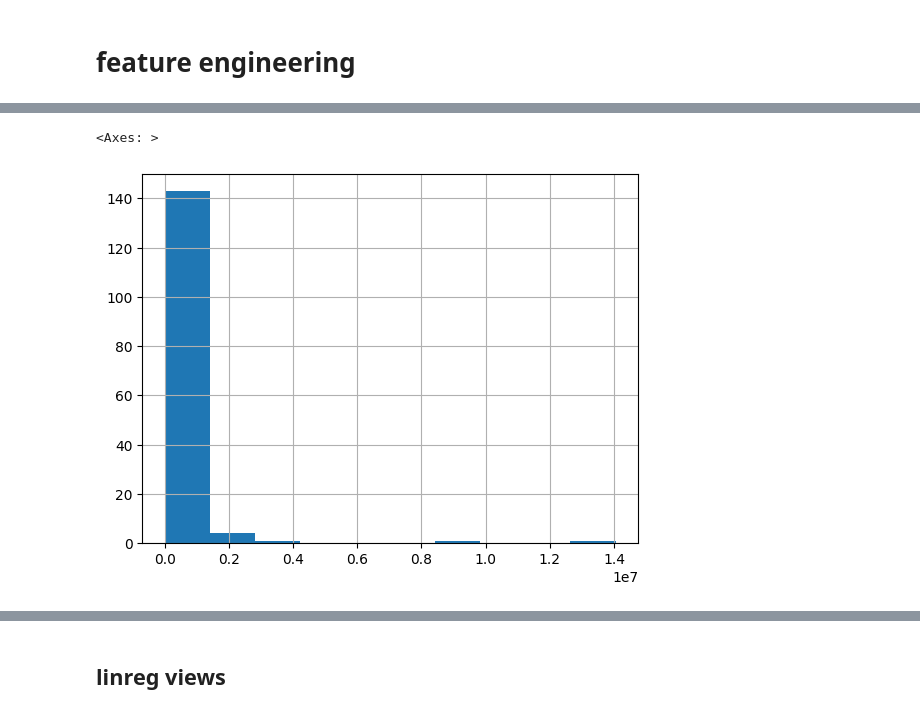
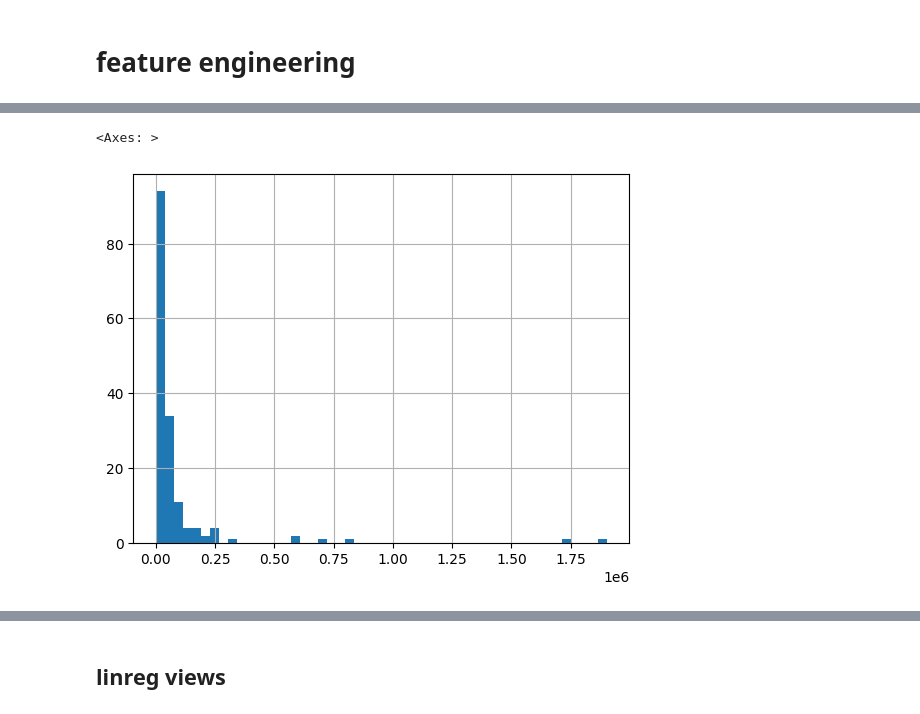
Before and after one commit to Boorrito15/social-media-optimizer, a Jupyter notebook: notebooks/rob.ipynb, the cells around one changed output, grey strips where cells are left out. Drawn from its saved outputs; the diff is of its cells as text; code cells hidden in the pictures.

```diff
--- a/notebooks/rob.ipynb
+++ b/notebooks/rob.ipynb
@@ -440,7 +277,7 @@ plt.scatter(centroids[:, 0], centroids[:, 1], c='red', s=200, marker='X', label=
 from sentence_transformers import SentenceTransformer
 from sklearn.cluster import KMeans
 
-texts = described_posts['NZR - Post Content (Low Case)'].tolist()
+texts = df['content'].tolist()
 
 # Semantic embedding model
 embedder = SentenceTransformer("all-MiniLM-L6-v2")
@@ -492,7 +329,7 @@ clusterer = KMeans(
 
 clusters = clusterer.fit_predict(X_normalized)
 print(clusters)
-described_posts['title_cluster'] = clusters
+df['title_cluster'] = clusters
 
 centroids = clusterer.cluster_centers_
 plt.scatter(centroids[:, 0], centroids[:, 1], c='red', s=200, marker='X', label='Centroids')
@@ -645,7 +482,7 @@ from collections import Counter
 
 import regex
 
-POST_TITLE_COLUMN = "NZR - Post Content (Low Case)"
+POST_TITLE_COLUMN = "content"
 HASHTAG_PATTERN = regex.compile(r"(?<![\p{L}\p{N}_])#([\p{L}\p{N}_]+)")
 MENTION_PATTERN = regex.compile(r"(?<![\p{L}\p{N}_@])@([\p{L}\p{N}_][\p{L}\p{N}_.]*)")
 EMOJI_PATTERN = regex.compile(
@@ -708,8 +545,8 @@ def emoji_encode(frame, column=POST_TITLE_COLUMN, min_frequency=1):
     return _multi_hot_encode(frame, tokens, "emoji", emoji_column, min_frequency)
 
 
-described_posts = hashtag_encode(described_posts)
-described_posts = mention_encode(described_posts)
-described_posts = emoji_encode(described_posts)
-described_posts.head()
+df = hashtag_encode(df)
+df = mention_encode(df)
+df = emoji_encode(df)
+df.head()
 # %% [output]
@@ -724,17 +560,17 @@ described_posts.head()
 # %%
 CATEGORICAL_COLUMNS = [
-    "NZR - Content Hierarchy L0",
-    "NZR - Content Hierarchy L1",
-    "NZR - Content Hierarchy L2",
-    "NZR - Page Name",
-    "NZR - Platform Code",
+    "category_l0",
+    "category_l1",
+    "category_l2",
+    "page",
+    "platform",
 ]
 CATEGORY_FIXED = "Missing Category"
 
 for column in CATEGORICAL_COLUMNS:
-    cleaned = described_posts[column].fillna(CATEGORY_FIXED).astype(str).str.strip()
+    cleaned = df[column].fillna(CATEGORY_FIXED).astype(str).str.strip()
     cleaned = cleaned.replace({"": CATEGORY_FIXED})
     frame = pd.get_dummies(cleaned, prefix=f"cat_{column}")
-    described_posts = pd.concat([described_posts, frame.astype("int8")], axis=1)
-described_posts.head()
+    df = pd.concat([df, frame.astype("int8")], axis=1)
+df.head()
 # %% [output]
@@ -749,5 +584,5 @@ described_posts.head()
 # %%
-described_posts['NZR - Views'].hist()
+df['views'].hist(bins=50)
 # %% [output]
 <Axes: >
-[figure, old version]
+[figure, new version]
```
Also changed, not shown: parts of 40 cells of this notebook.
